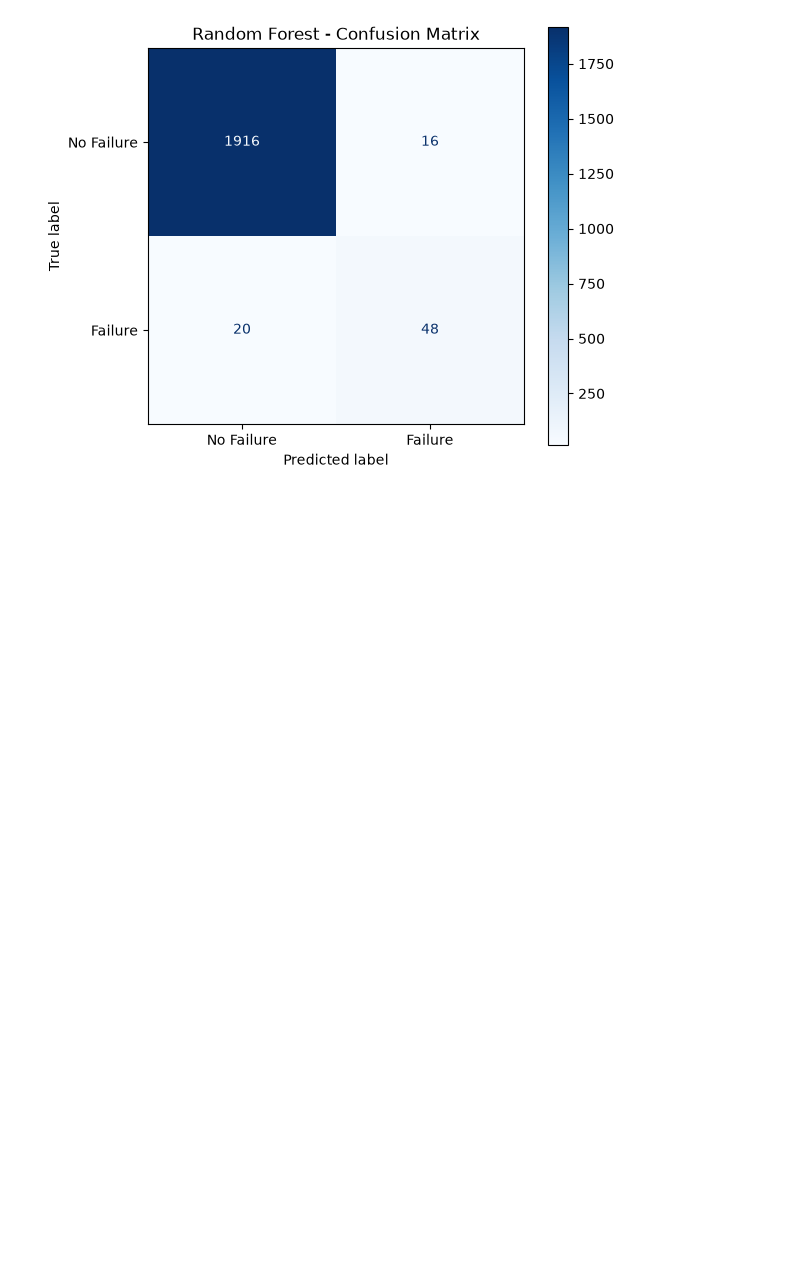
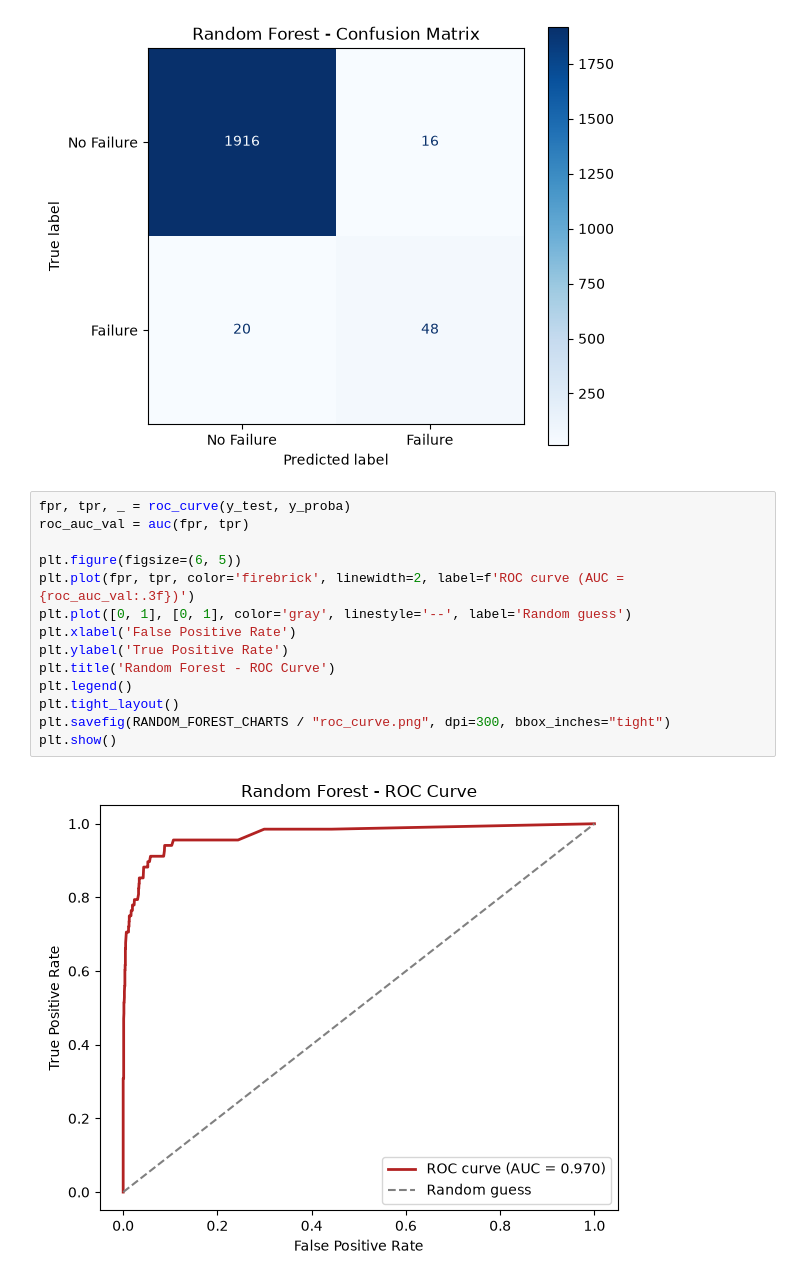
Before and after one commit to AmirmasoudCS/Predictive-Maintenance, a Jupyter notebook: notebooks/04_random_forest.ipynb, the cells around one changed output. Saved outputs shown, nothing was run; the diff lists cells and outputs as text; blank space fills up the shorter version.

Commit message:
Generating the ROC curve

```diff
--- a/notebooks/04_random_forest.ipynb
+++ b/notebooks/04_random_forest.ipynb
@@ -106,3 +106,19 @@ plt.savefig(RANDOM_FOREST_CHARTS / "confusion_matrix.png", dpi=300, bbox_inches=
 plt.show()
 # %% [output]
 [figure]
+# %%
+fpr, tpr, _ = roc_curve(y_test, y_proba)
+roc_auc_val = auc(fpr, tpr)
+
+plt.figure(figsize=(6, 5))
+plt.plot(fpr, tpr, color='firebrick', linewidth=2, label=f'ROC curve (AUC = {roc_auc_val:.3f})')
+plt.plot([0, 1], [0, 1], color='gray', linestyle='--', label='Random guess')
+plt.xlabel('False Positive Rate')
+plt.ylabel('True Positive Rate')
+plt.title('Random Forest - ROC Curve')
+plt.legend()
+plt.tight_layout()
+plt.savefig(RANDOM_FOREST_CHARTS / "roc_curve.png", dpi=300, bbox_inches="tight")
+plt.show()
+# %% [output]
+[figure, added]
```
Also changed, not shown: 1 other file.
